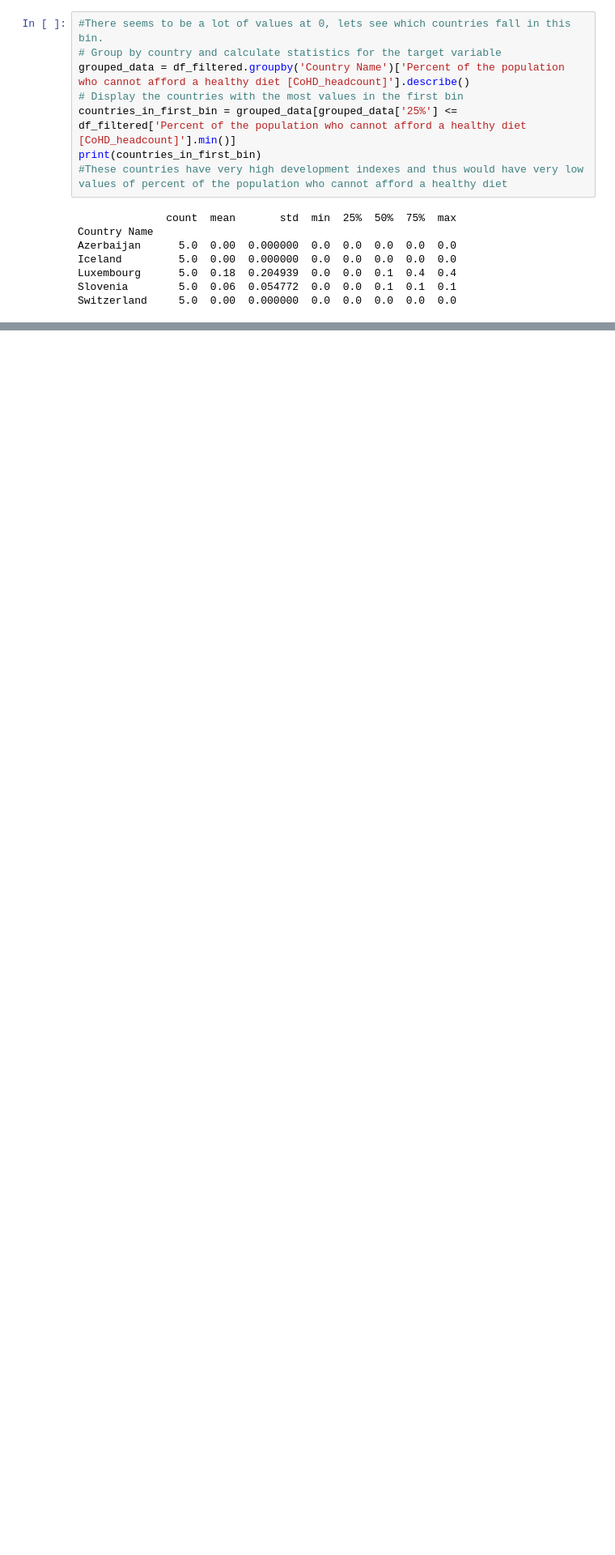
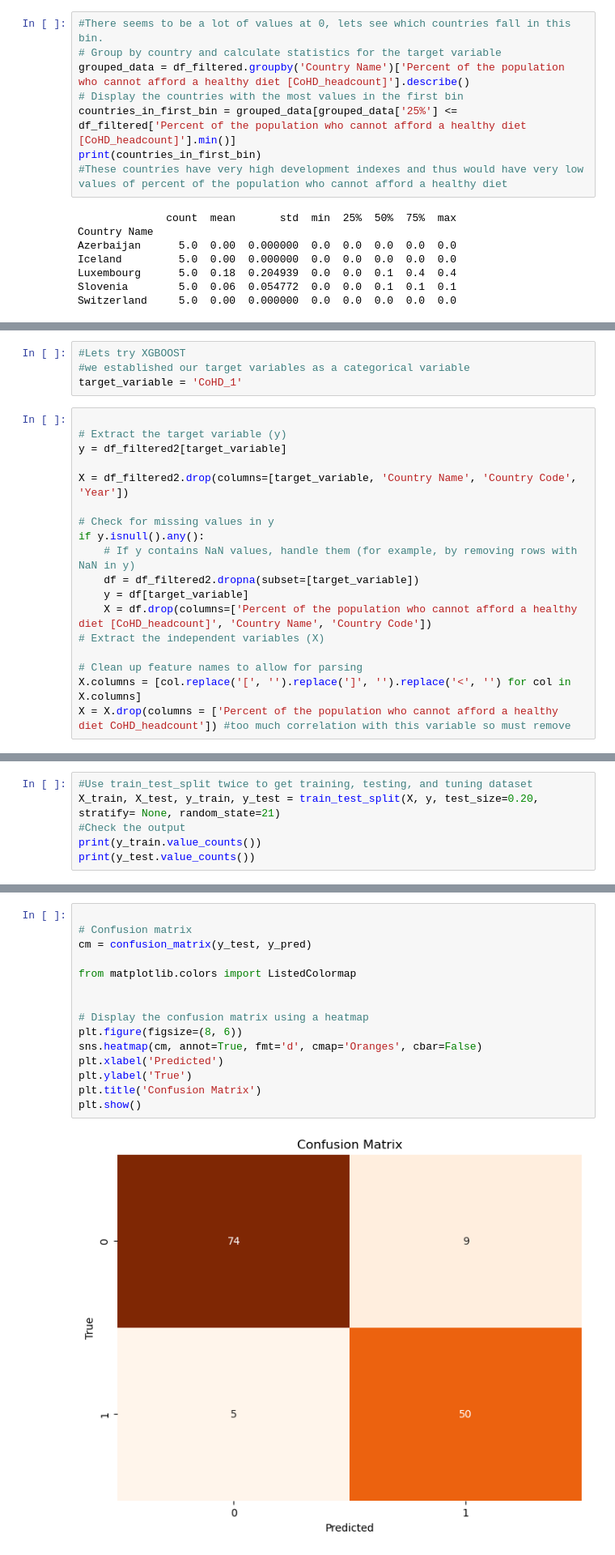
Before and after one commit to pschell23/DS-Project-Course--Parker-Schell-Alex-Torti-Mariah-Hudson, a Jupyter notebook: Project1.ipynb, the cells around one changed output, grey strips where cells are left out. Shown at 81% size. Drawn from its saved outputs; the diff is of its cells as text; blank space fills up the shorter version.

```diff
--- a/Project1.ipynb
+++ b/Project1.ipynb
@@ -470,0 +473,22 @@ Name: Percent of the population who cannot afford a healthy diet [CoHD_headcount
+# %%
+#Lets try XGBOOST
+#we established our target variables as a categorical variable
+target_variable = 'CoHD_1'
+# %%
+
+# Extract the target variable (y)
+y = df_filtered2[target_variable]
+
+X = df_filtered2.drop(columns=[target_variable, 'Country Name', 'Country Code', 'Year'])
+
+# Check for missing values in y
+if y.isnull().any():
+    # If y contains NaN values, handle them (for example, by removing rows with NaN in y)
+    df = df_filtered2.dropna(subset=[target_variable])
+    y = df[target_variable]
+    X = df.drop(columns=['Percent of the population who cannot afford a healthy diet [CoHD_headcount]', 'Country Name', 'Country Code'])
+# Extract the independent variables (X)
+
+# Clean up feature names to allow for parsing
+X.columns = [col.replace('[', '').replace(']', '').replace('<', '') for col in X.columns]
+X = X.drop(columns = ['Percent of the population who cannot afford a healthy diet CoHD_headcount']) #too much correlation with this variable so must remove
@@ -470,0 +523,6 @@ Name: Percent of the population who cannot afford a healthy diet [CoHD_headcount
+# %%
+#Use train_test_split twice to get training, testing, and tuning dataset
+X_train, X_test, y_train, y_test = train_test_split(X, y, test_size=0.20, stratify= None, random_state=21)
+#Check the output
+print(y_train.value_counts())
+print(y_test.value_counts())
@@ -470,0 +630,17 @@ Name: Percent of the population who cannot afford a healthy diet [CoHD_headcount
+# %%
+
+# Confusion matrix
+cm = confusion_matrix(y_test, y_pred)
+
+from matplotlib.colors import ListedColormap
+
+
+# Display the confusion matrix using a heatmap
+plt.figure(figsize=(8, 6))
+sns.heatmap(cm, annot=True, fmt='d', cmap='Oranges', cbar=False)
+plt.xlabel('Predicted')
+plt.ylabel('True')
+plt.title('Confusion Matrix')
+plt.show()
+# %% [output]
+[figure, added]
```
Also changed, not shown: parts of 41 cells of this notebook, 2 other files.
